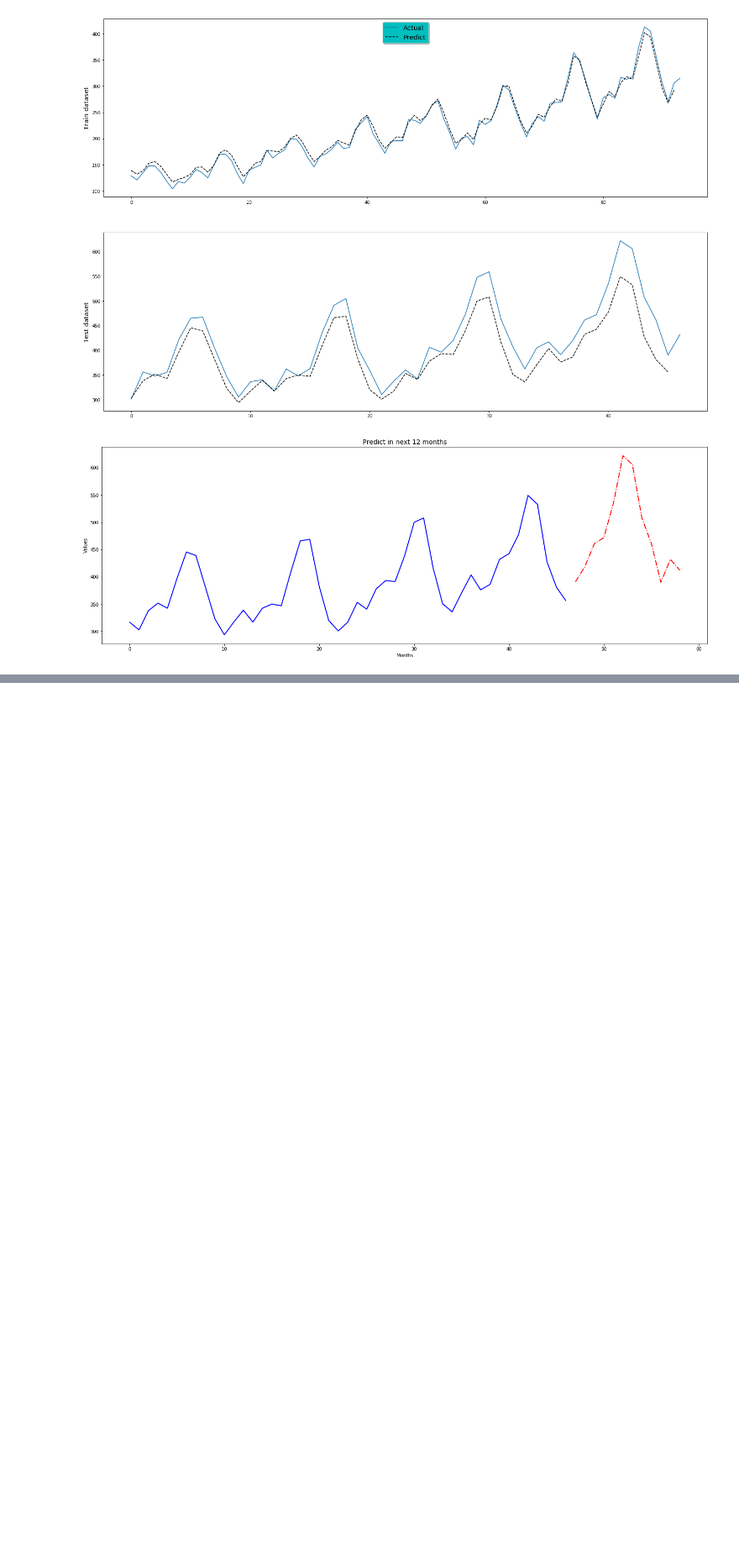
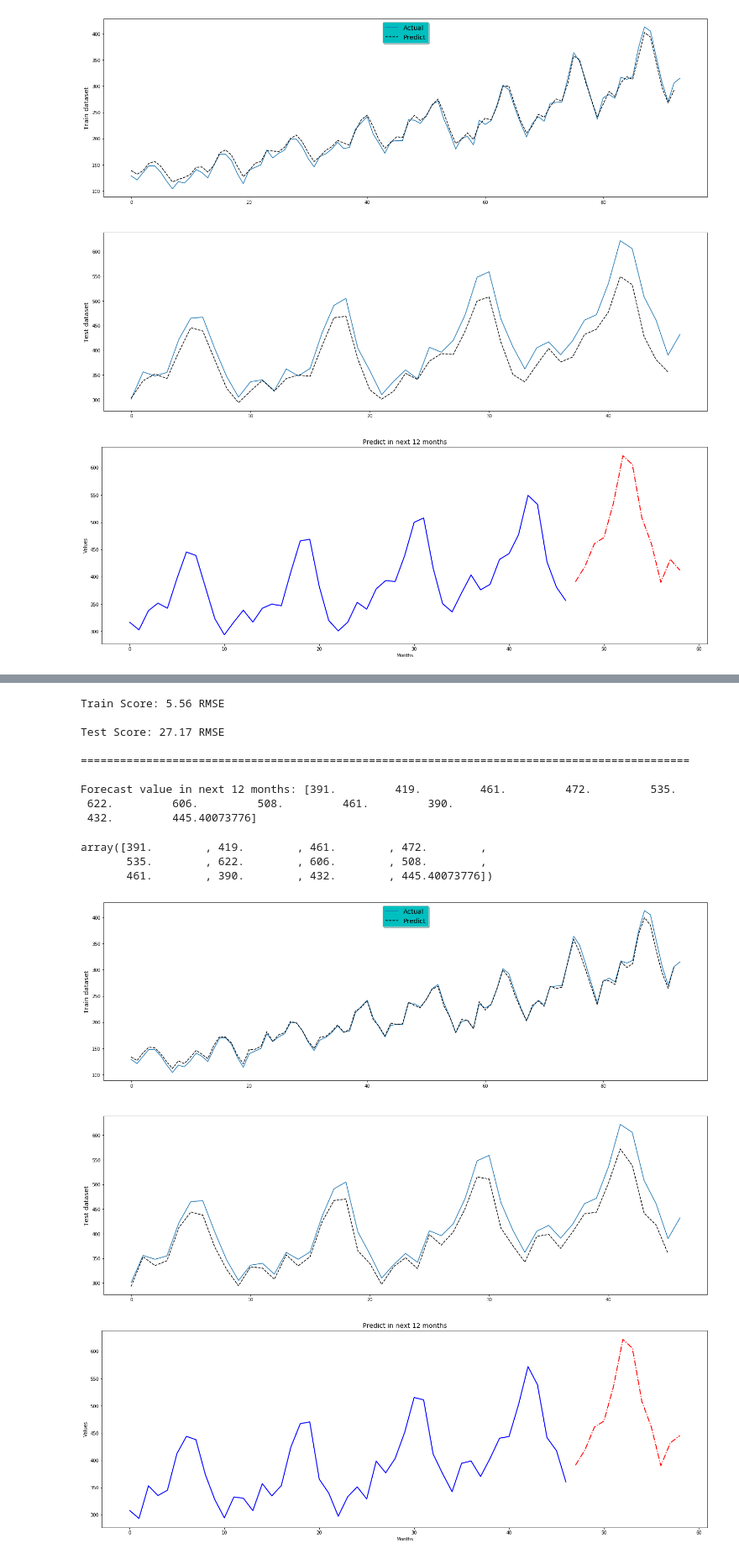
Before and after one commit to phamdinhkhanh/LSTM, a Jupyter notebook: LSTMv2.ipynb, the cells around one changed output, grey strips where cells are left out. Shown at 84% size. Saved outputs shown, nothing was run; the diff lists cells and outputs as text; code cells hidden in the pictures; blank space fills up the shorter version.

Commit message:
create Model and Data class

```diff
--- a/LSTMv2.ipynb
+++ b/LSTMv2.ipynb
@@ -369,8 +369,8 @@ class LSTM_network(object):
         return self.model
 
     def predict_train_test(self):
-        trainPredict = model.predict(self.trainX)
-        testPredict = model.predict(self.testX)
+        trainPredict = self.model.predict(self.trainX)
+        testPredict = self.model.predict(self.testX)
         return trainPredict, testPredict
 
     def measure_error(self, trainPredict, testPredict):
@@ -378,8 +378,8 @@ class LSTM_network(object):
         trainPredictInv = self.scaler.inverse_transform(np.concatenate((trainPredict, self.trainX.reshape(self.trainX.shape[0], self.trainX.shape[2])), axis = 1))[:, 0]
         testPredictInv = self.scaler.inverse_transform(np.concatenate((testPredict, self.testX.reshape(self.testX.shape[0], self.testX.shape[2])), axis = 1))[:, 0]
         # Actual values
-        trainYInv = np.array(data_shift.iloc[:trainX.shape[0], 0])
-        testYInv = np.array(data_shift.iloc[trainX.shape[0]:, 0])
+        trainYInv = np.array(data_shift.iloc[:self.trainX.shape[0], 0])
+        testYInv = np.array(data_shift.iloc[self.trainX.shape[0]:, 0])
         # Calculate root mean squared error
         trainScore = math.sqrt(mean_squared_error(trainYInv[:-1], trainPredictInv[1:]))
         print('Train Score: %.2f RMSE \n' %trainScore)
@@ -449,0 +578,32 @@ Forecast value in next 12 months: [391.         419.         461.         472.
+# %%
+# Step 1: Chuẩn bị dữ liệu
+scaler = MinMaxScaler(feature_range = (0,1))
+data = Data(series = series, scaler = scaler, look_back = 3, split_rate = 2/3)
+# %%
+# Step 2: Khởi tạo mạng LSMT
+model = Model(data.trainX, data.trainY, data.look_back, n_neurons = 4, epochs = 100, batch_size = 1, verbose = 0)
+# %%
+# Step 3: Đánh giá model
+# 3.1 Khởi tạo class LSTM network
+lstm_nw = LSTM_network(model = model, data = data)
+# 3.2 Dự báo trên train và test
+trainPredict, testPredict = lstm_nw.predict_train_test()
+# 3.3 Đánh giá sai số trên tập train và test
+trainPredictInv, trainYInv, testPredictInv, testYInv = lstm_nw.measure_error(trainPredict, testPredict)
+# 3.4 Dự báo trong 12 phiên sắp tới
+lstm_nw.predict_next(12, testPredictInv)
+# %% [output]
+Train Score: 5.56 RMSE
+
+Test Score: 27.17 RMSE
+
+=============================================================================================
+
+Forecast value in next 12 months: [391.         419.         461.         472.         535.
+ 622.         606.         508.         461.         390.
+ 432.         445.40073776]
+array([391.        , 419.        , 461.        , 472.        ,
+       535.        , 622.        , 606.        , 508.        ,
+       461.        , 390.        , 432.        , 445.40073776])
+[figure, added]
+[figure, added]
```
Also changed, not shown: parts of 5 cells of this notebook.
